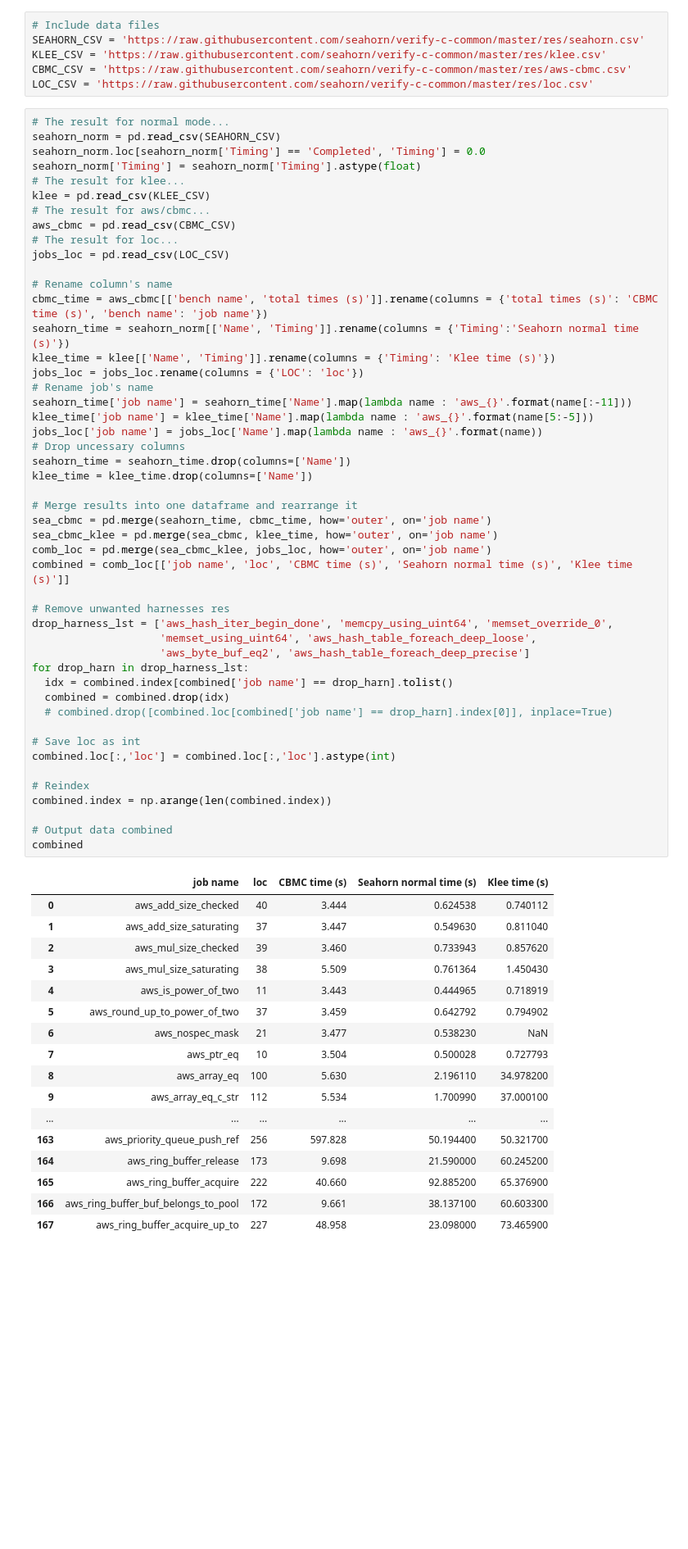
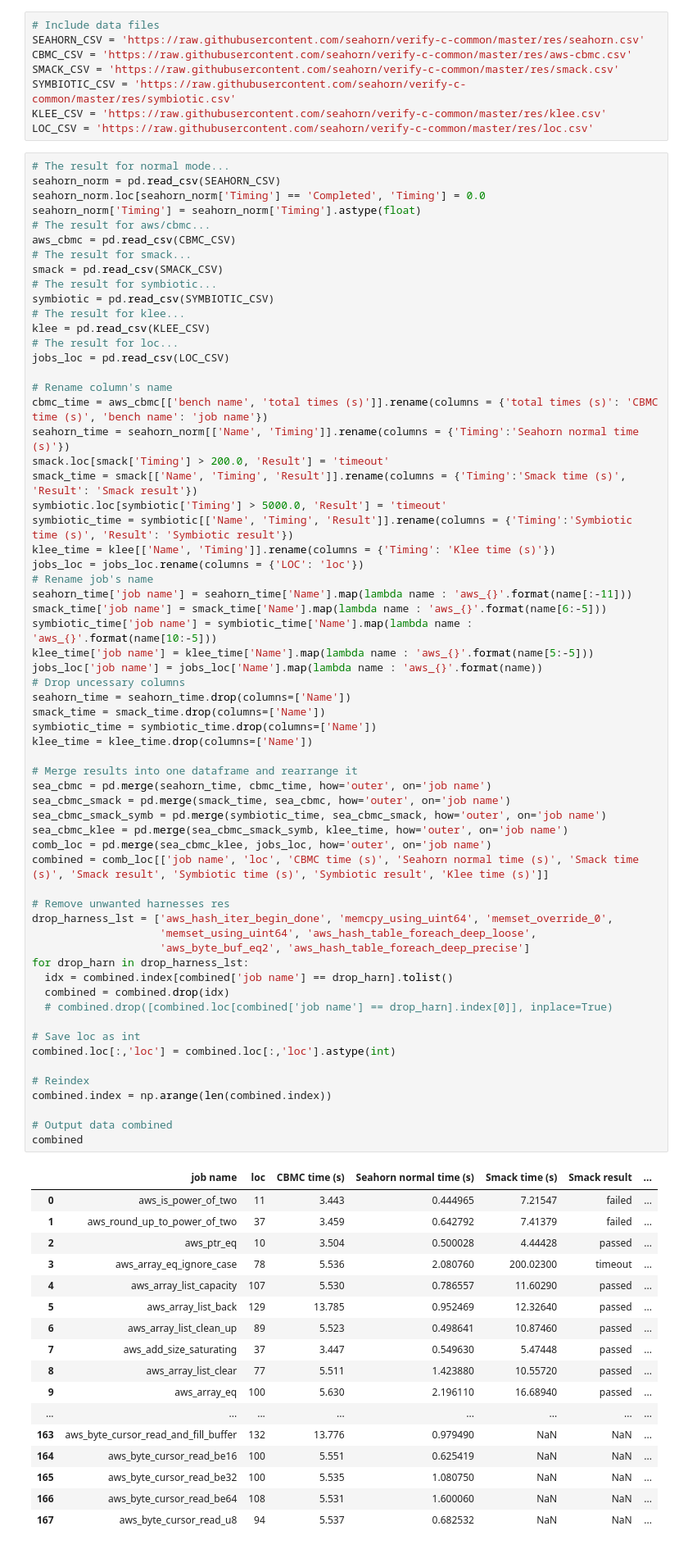
Before and after one commit to seahorn/verify-c-common, a Jupyter notebook: experiment_results.ipynb, the cells around one changed output. Shown at 82% size. Cells and saved outputs as stored; diff of their text form; blank space fills up the shorter version.

Commit message:
feat(scripts): update notebook to view smack and symbiotic results

```diff
--- a/experiment_results.ipynb
+++ b/experiment_results.ipynb
@@ -27,75 +26,91 @@ pd.set_option('display.max_rows', None)
 # %%
 # Include data files
 SEAHORN_CSV = 'https://raw.githubusercontent.com/seahorn/verify-c-common/master/res/seahorn.csv'
+CBMC_CSV = 'https://raw.githubusercontent.com/seahorn/verify-c-common/master/res/aws-cbmc.csv'
+SMACK_CSV = 'https://raw.githubusercontent.com/seahorn/verify-c-common/master/res/smack.csv'
+SYMBIOTIC_CSV = 'https://raw.githubusercontent.com/seahorn/verify-c-common/master/res/symbiotic.csv'
 KLEE_CSV = 'https://raw.githubusercontent.com/seahorn/verify-c-common/master/res/klee.csv'
-CBMC_CSV = 'https://raw.githubusercontent.com/seahorn/verify-c-common/master/res/aws-cbmc.csv'
 LOC_CSV = 'https://raw.githubusercontent.com/seahorn/verify-c-common/master/res/loc.csv'
 # %%
 # The result for normal mode...
 seahorn_norm = pd.read_csv(SEAHORN_CSV)
 seahorn_norm.loc[seahorn_norm['Timing'] == 'Completed', 'Timing'] = 0.0
 seahorn_norm['Timing'] = seahorn_norm['Timing'].astype(float)
+# The result for aws/cbmc...
+aws_cbmc = pd.read_csv(CBMC_CSV)
+# The result for smack...
+smack = pd.read_csv(SMACK_CSV)
+# The result for symbiotic...
+symbiotic = pd.read_csv(SYMBIOTIC_CSV)
 # The result for klee...
 klee = pd.read_csv(KLEE_CSV)
-# The result for aws/cbmc...
-aws_cbmc = pd.read_csv(CBMC_CSV)
 # The result for loc...
 jobs_loc = pd.read_csv(LOC_CSV)
 
 # Rename column's name
 cbmc_time = aws_cbmc[['bench name', 'total times (s)']].rename(columns = {'total times (s)': 'CBMC time (s)', 'bench name': 'job name'})
 seahorn_time = seahorn_norm[['Name', 'Timing']].rename(columns = {'Timing':'Seahorn normal time (s)'})
+smack.loc[smack['Timing'] > 200.0, 'Result'] = 'timeout'
+smack_time = smack[['Name', 'Timing', 'Result']].rename(columns = {'Timing':'Smack time (s)', 'Result': 'Smack result'})
+symbiotic.loc[symbiotic['Timing'] > 5000.0, 'Result'] = 'timeout'
+symbiotic_time = symbiotic[['Name', 'Timing', 'Result']].rename(columns = {'Timing':'Symbiotic time (s)', 'Result': 'Symbiotic result'})
 klee_time = klee[['Name', 'Timing']].rename(columns = {'Timing': 'Klee time (s)'})
 jobs_loc = jobs_loc.rename(columns = {'LOC': 'loc'})
 # Rename job's name
 seahorn_time['job name'] = seahorn_time['Name'].map(lambda name : 'aws_{}'.format(name[:-11]))
+smack_time['job name'] = smack_time['Name'].map(lambda name : 'aws_{}'.format(name[6:-5]))
+symbiotic_time['job name'] = symbiotic_time['Name'].map(lambda name : 'aws_{}'.format(name[10:-5]))
 klee_time['job name'] = klee_time['Name'].map(lambda name : 'aws_{}'.format(name[5:-5]))
 jobs_loc['job name'] = jobs_loc['Name'].map(lambda name : 'aws_{}'.format(name))
 # Drop uncessary columns
 seahorn_time = seahorn_time.drop(columns=['Name'])
+smack_time = smack_time.drop(columns=['Name'])
+symbiotic_time = symbiotic_time.drop(columns=['Name'])
 klee_time = klee_time.drop(columns=['Name'])
 
 # Merge results into one dataframe and rearrange it
 sea_cbmc = pd.merge(seahorn_time, cbmc_time, how='outer', on='job name')
-sea_cbmc_klee = pd.merge(sea_cbmc, klee_time, how='outer', on='job name')
+sea_cbmc_smack = pd.merge(smack_time, sea_cbmc, how='outer', on='job name')
+sea_cbmc_smack_symb = pd.merge(symbiotic_time, sea_cbmc_smack, how='outer', on='job name')
+sea_cbmc_klee = pd.merge(sea_cbmc_smack_symb, klee_time, how='outer', on='job name')
 comb_loc = pd.merge(sea_cbmc_klee, jobs_loc, how='outer', on='job name')
-combined = comb_loc[['job name', 'loc', 'CBMC time (s)', 'Seahorn normal time (s)', 'Klee time (s)']]
+combined = comb_loc[['job name', 'loc', 'CBMC time (s)', 'Seahorn normal time (s)', 'Smack time (s)', 'Smack result', 'Symbiotic time (s)', 'Symbiotic result', 'Klee time (s)']]
 
 # Remove unwanted harnesses res
 drop_harness_lst = ['aws_hash_iter_begin_done', 'memcpy_using_uint64', 'memset_override_0',
                     'memset_using_uint64', 'aws_hash_table_foreach_deep_loose',
                     'aws_byte_buf_eq2', 'aws_hash_table_foreach_deep_precise']
 for drop_harn in drop_harness_lst:
   idx = combined.index[combined['job name'] == drop_harn].tolist()
   combined = combined.drop(idx)
   # combined.drop([combined.loc[combined['job name'] == drop_harn].index[0]], inplace=True)
 
 # Save loc as int
 combined.loc[:,'loc'] = combined.loc[:,'loc'].astype(int)
 
 # Reindex
 combined.index = np.arange(len(combined.index))
 
 # Output data combined
 combined
 # %% [output]
-|  | job name | loc | CBMC time (s) | Seahorn normal time (s) | Klee time (s) |
-| 0 | aws_add_size_checked | 40 | 3.444 | 0.624538 | 0.740112 |
-| 1 | aws_add_size_saturating | 37 | 3.447 | 0.549630 | 0.811040 |
-| 2 | aws_mul_size_checked | 39 | 3.460 | 0.733943 | 0.857620 |
-| 3 | aws_mul_size_saturating | 38 | 5.509 | 0.761364 | 1.450430 |
-| 4 | aws_is_power_of_two | 11 | 3.443 | 0.444965 | 0.718919 |
-| 5 | aws_round_up_to_power_of_two | 37 | 3.459 | 0.642792 | 0.794902 |
-| 6 | aws_nospec_mask | 21 | 3.477 | 0.538230 | NaN |
-| 7 | aws_ptr_eq | 10 | 3.504 | 0.500028 | 0.727793 |
-| 8 | aws_array_eq | 100 | 5.630 | 2.196110 | 34.978200 |
-| 9 | aws_array_eq_c_str | 112 | 5.534 | 1.700990 | 37.000100 |
-| ... | ... | ... | ... | ... | ... |
-| 163 | aws_priority_queue_push_ref | 256 | 597.828 | 50.194400 | 50.321700 |
-| 164 | aws_ring_buffer_release | 173 | 9.698 | 21.590000 | 60.245200 |
-| 165 | aws_ring_buffer_acquire | 222 | 40.660 | 92.885200 | 65.376900 |
-| 166 | aws_ring_buffer_buf_belongs_to_pool | 172 | 9.661 | 38.137100 | 60.603300 |
-| 167 | aws_ring_buffer_acquire_up_to | 227 | 48.958 | 23.098000 | 73.465900 |
+|  | job name | loc | CBMC time (s) | Seahorn normal time (s) | Smack time (s) | Smack result | ... |
+| 0 | aws_is_power_of_two | 11 | 3.443 | 0.444965 | 7.21547 | failed | ... |
+| 1 | aws_round_up_to_power_of_two | 37 | 3.459 | 0.642792 | 7.41379 | failed | ... |
+| 2 | aws_ptr_eq | 10 | 3.504 | 0.500028 | 4.44428 | passed | ... |
+| 3 | aws_array_eq_ignore_case | 78 | 5.536 | 2.080760 | 200.02300 | timeout | ... |
+| 4 | aws_array_list_capacity | 107 | 5.530 | 0.786557 | 11.60290 | passed | ... |
+| 5 | aws_array_list_back | 129 | 13.785 | 0.952469 | 12.32640 | passed | ... |
+| 6 | aws_array_list_clean_up | 89 | 5.523 | 0.498641 | 10.87460 | passed | ... |
+| 7 | aws_add_size_saturating | 37 | 3.447 | 0.549630 | 5.47448 | passed | ... |
+| 8 | aws_array_list_clear | 77 | 5.511 | 1.423880 | 10.55720 | passed | ... |
+| 9 | aws_array_eq | 100 | 5.630 | 2.196110 | 16.68940 | passed | ... |
+| ... | ... | ... | ... | ... | ... | ... | ... |
+| 163 | aws_byte_cursor_read_and_fill_buffer | 132 | 13.776 | 0.979490 | NaN | NaN | ... |
+| 164 | aws_byte_cursor_read_be16 | 100 | 5.551 | 0.625419 | NaN | NaN | ... |
+| 165 | aws_byte_cursor_read_be32 | 100 | 5.535 | 1.080750 | NaN | NaN | ... |
+| 166 | aws_byte_cursor_read_be64 | 108 | 5.531 | 1.600060 | NaN | NaN | ... |
+| 167 | aws_byte_cursor_read_u8 | 94 | 5.537 | 0.682532 | NaN | NaN | ... |
 # %%
 def job_category(job):
   """
```
Also changed, not shown: parts of 5 cells of this notebook.
